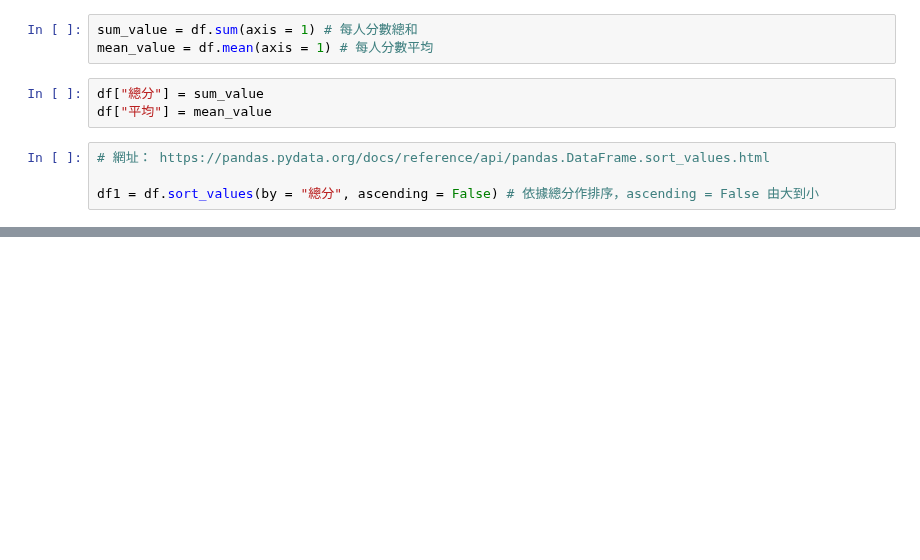
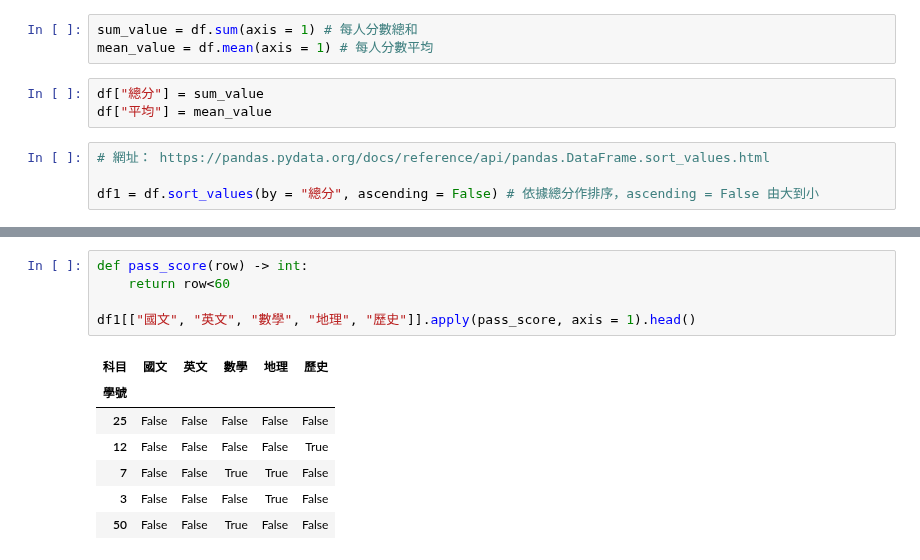
Before and after one commit to edwardxsky/python_analysis, a Jupyter notebook: lesson8_5.ipynb, the cells around one changed output, grey strips where cells are left out. Cells and saved outputs as stored; diff of their text form; blank space fills up the shorter version.

```diff
--- a/lesson8_5.ipynb
+++ b/lesson8_5.ipynb
@@ -64,0 +71,13 @@ df1
+# %%
+def pass_score(row) -> int:
+    return row<60
+
+df1[["國文", "英文", "數學", "地理", "歷史"]].apply(pass_score, axis = 1).head()
+# %% [output]
+| 科目 | 國文 | 英文 | 數學 | 地理 | 歷史 |
+| 學號 |  |  |  |  |  |
+| 25 | False | False | False | False | False |
+| 12 | False | False | False | False | True |
+| 7 | False | False | True | True | False |
+| 3 | False | False | False | True | False |
+| 50 | False | False | True | False | False |
```
Also changed, not shown: parts of 5 cells of this notebook.
